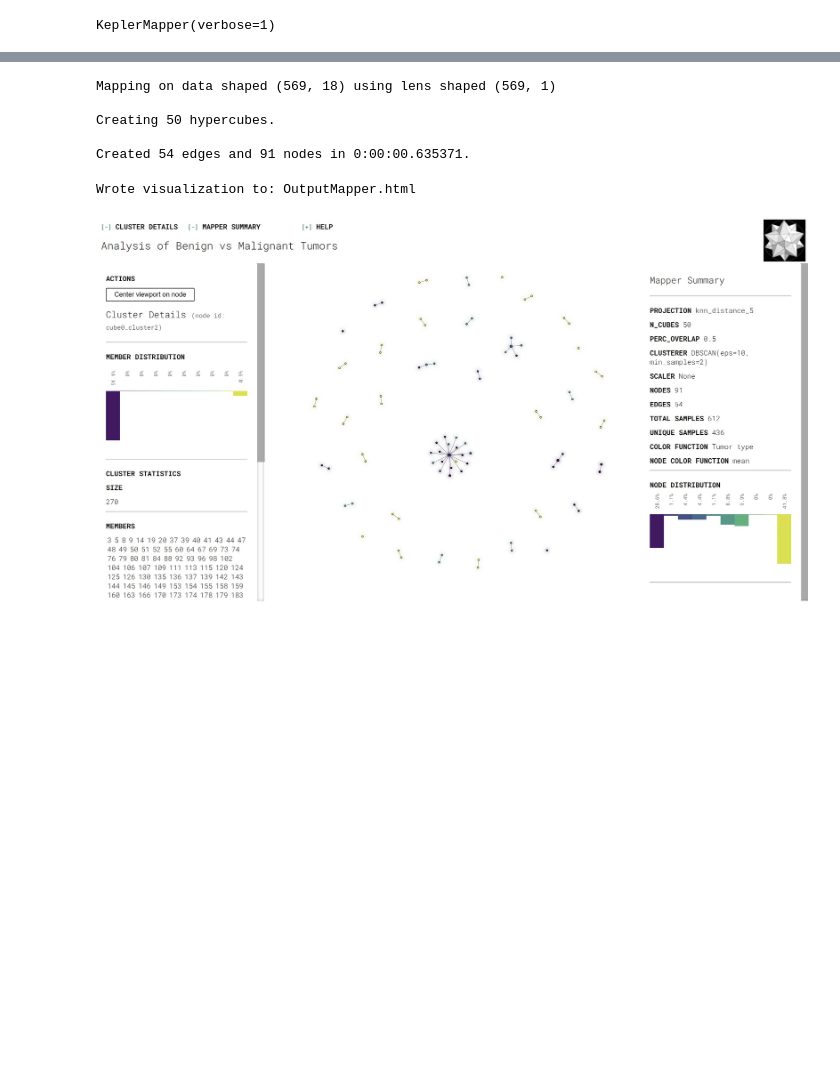
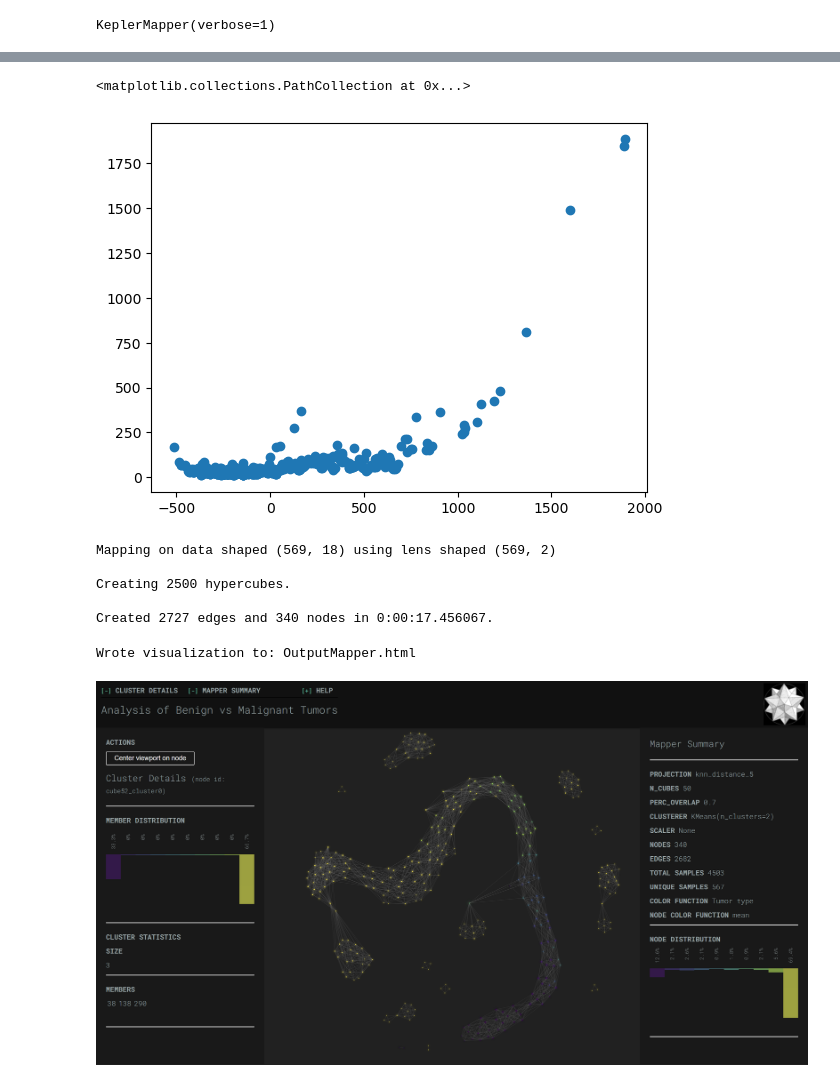
Before and after one commit to mwaterman09/Data_Analysis, a Jupyter notebook: Topological Analysis of Cancer Data.ipynb, the cells around one changed output, grey strips where cells are left out. Saved outputs shown, nothing was run; the diff lists cells and outputs as text; code cells hidden in the pictures; blank space fills up the shorter version.

Commit message:
Update
Updated mapper

```diff
--- a/Topological Analysis of Cancer Data.ipynb
+++ b/Topological Analysis of Cancer Data.ipynb
@@ -111,6 +111,11 @@ mapper = km.KeplerMapper(verbose=1)
 # %% [output]
 KeplerMapper(verbose=1)
 # %%
-# fit and transform, output is the lens
-projected_data = mapper.fit_transform(df.iloc[:, 0:18].values, projection='knn_distance_5', scaler=None)
+# fit and transform
+from sklearn.decomposition import PCA
+projected_data1 = mapper.fit_transform(df.iloc[:, 0:18].values, projection=PCA(n_components=1), scaler=None)
+projected_data2 = mapper.fit_transform(df.iloc[:, 0:18].values, projection='knn_distance_5', scaler=None)
+
+# create 2d lens
+projected_data = np.c_[projected_data1, projected_data2]
 # %% [output]
@@ -121,17 +135,25 @@ projected_data = mapper.fit_transform(df.iloc[:, 0:18].values, projection='knn_d
 ..Projecting on data shaped (569, 18)
 
 ..Projecting data using: knn_distance_5
+# %%
+# visualize lens
+plt.scatter(projected_data1, projected_data2)
+# %% [output]
+<matplotlib.collections.PathCollection at 0x...>
+[figure, added]
 # %%
 # create dictionary with nodes and edges
+import warnings
+warnings.filterwarnings('ignore')
 graph = mapper.map(projected_data, df.iloc[:, 0:18].values,
-                   clusterer=sklearn.cluster.DBSCAN(eps=10, min_samples=2),
-                   cover=km.Cover(n_cubes=50, perc_overlap=0.5))
+                   clusterer=sklearn.cluster.KMeans(n_clusters=2, n_init='auto'),
+                   cover=km.Cover(n_cubes=50, perc_overlap=0.7));
 # %% [output]
-Mapping on data shaped (569, 18) using lens shaped (569, 1)
+Mapping on data shaped (569, 18) using lens shaped (569, 2)
 
-Creating 50 hypercubes.
+Creating 2500 hypercubes.
 
-Created 54 edges and 91 nodes in 0:00:00.635371.
+Created 2727 edges and 340 nodes in 0:00:17.456067.
 # %%
 # visualize
 from kmapper.jupyter import display
@@ -144,5 +166,5 @@ mapper.visualize(graph,
 # %% [output]
 Wrote visualization to: OutputMapper.html
 # %% [markdown]
-![image.png](attachment:image.png)
+![mapperoutput.png](attachment:mapperoutput.png)
 # %% [markdown]
```
Also changed, not shown: parts of 2 cells of this notebook, 1 other file.
